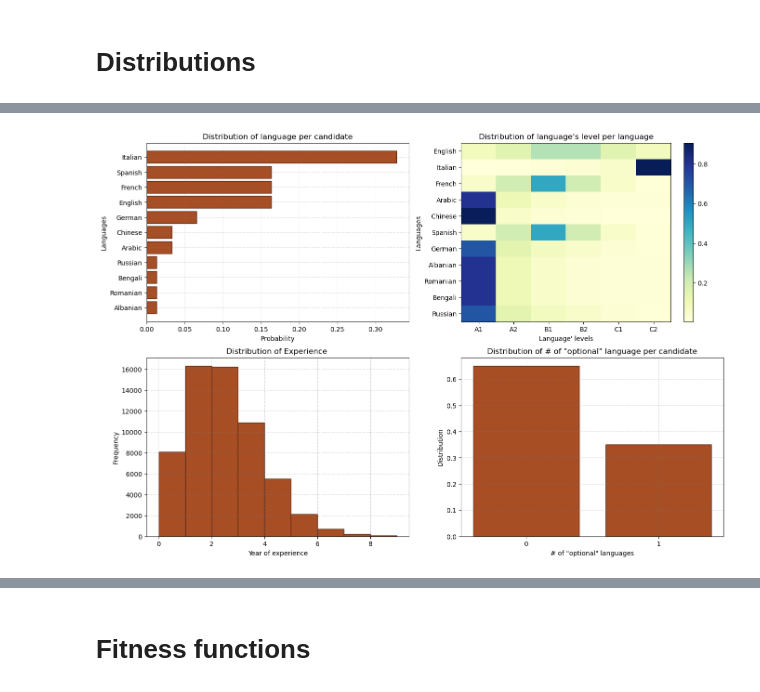
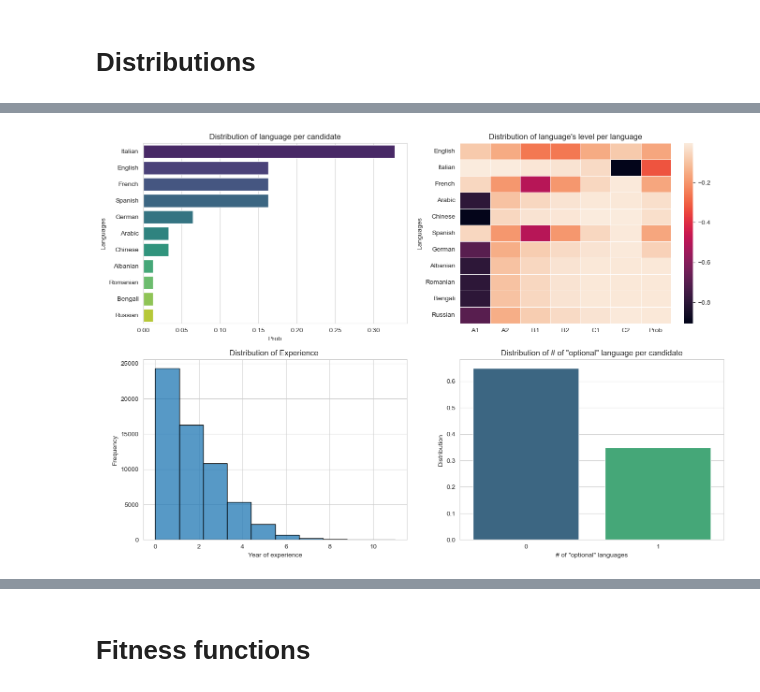
Before and after one commit to jacons/Interpretable-by-design-Human-Recommender, a Jupyter notebook: other_notebook/show_distribution.ipynb, the cells around one changed output, grey strips where cells are left out. Saved outputs shown, nothing was run; the diff lists cells and outputs as text; code cells hidden in the pictures.

```diff
--- a/other_notebook/show_distribution.ipynb
+++ b/other_notebook/show_distribution.ipynb
@@ -16,16 +20,12 @@ from sklearn.cluster import KMeans
 # %% [markdown]
 # Distributions
 # %%
+dt_language = pd.read_csv(file_paths["languages_path"],index_col=0)
+dt_language.sort_values("Prob",ascending=False,inplace=True)
+
 df_language_level = pd.read_csv(file_paths["languages_level_path"],index_col=0) # dataframe with language levels
+df_language_level = df_language_level.merge(dt_language, left_index=True, right_index=True)
+df_language_level.sort_values(by="Prob",ascending=False).drop("Prob",axis=1,inplace=True)
 
-poisson_dist = [poisson(lam=2) for _ in range(60000)]
-poisson_x = [i for i in range(max(poisson_dist))]
-
-df_education_level = pd.read_csv(file_paths["education_path"]) # dataframe with language levels
-education_level_dist =  df_education_level["Distribution"].tolist()
-name_edu_levels = df_education_level["Education"]
-
-dt_language = pd.read_csv(file_paths["languages_path"],index_col=0)
-languages,prob = dt_language.index.to_numpy(), dt_language.Prob.to_numpy()
-sorted_order = np.argsort(prob,kind="stable")
-languages,prob = languages[sorted_order], prob[sorted_order]
+poisson_dist = pd.DataFrame([poisson(lam=2) for _ in range(60000)], columns=["Values"])
+opt_lang_dist = pd.DataFrame(file_paths["opt_lang_distribution"], columns=["Dist"])
@@ -44,41 +32,25 @@ plt.show()
 # %%
-default_par = dict(
-    color="#a74e25",
-    edgecolor="#5b2a14"
-)
-
 f, axs = plt.subplots(ncols=2,nrows=2,figsize=(16,11))
 
-axs[0,0].barh(range(len(languages)), prob/prob.sum(), **default_par)
-axs[0,0].grid(color='grey', linestyle='-.', linewidth=0.5, alpha=0.5)
-axs[0,0].set_yticks(range(len(languages)), languages)
+sns.barplot(x=dt_language["Prob"], y=dt_language.index, data=dt_language, palette='viridis', ax=axs[0,0])
 axs[0,0].set_title('Distribution of language per candidate')
-axs[0,0].set_xlabel('Probability')
-axs[0,0].set_ylabel('Languages')
 
-img = axs[0,1].imshow(df_language_level.values, cmap='YlGnBu', interpolation='nearest', aspect='auto')
+sns.heatmap(-df_language_level, linewidths=.5, ax=axs[0,1])
 axs[0,1].set_title('Distribution of language\'s level per language')
-axs[0,1].set_xticks(range(df_language_level.   shape[1]), list(df_language_level.columns))
-axs[0,1].set_yticks(range(df_language_level.shape[0]), list(df_language_level.index))
-axs[0,1].set_xlabel('Language\' levels')
-axs[0,1].set_ylabel('Languages')
 
-axs[1,0].hist(poisson_dist, poisson_x, **default_par)
-axs[1,0].grid(color='grey', linestyle='-.', linewidth=0.5, alpha=0.5)
+sns.histplot(poisson_dist["Values"], bins=10, edgecolor='black', ax=axs[1,0])
 axs[1,0].set_title('Distribution of Experience ')
 axs[1,0].set_xlabel('Year of experience')
 axs[1,0].set_ylabel('Frequency')
 
-axs[1,1].bar(range(len(file_paths["opt_lang_distribution"])), file_paths["opt_lang_distribution"], **default_par)
-axs[1,1].grid(color='grey', linestyle='-.', linewidth=0.5, alpha=0.5)
-axs[1,1].set_xticks(range(len(file_paths["opt_lang_distribution"])), range(len(file_paths["opt_lang_distribution"])))
+
+sns.barplot(y=opt_lang_dist["Dist"], x=opt_lang_dist.index, data=opt_lang_dist, palette='viridis', ax=axs[1,1])
 axs[1,1].set_title('Distribution of # of "optional" language per candidate')
 axs[1,1].set_xlabel('# of "optional" languages')
 axs[1,1].set_ylabel('Distribution')
 
-plt.colorbar(img, ax=axs[0,1])
 plt.show()
 # %% [output]
-[figure, old version]
+[figure, new version]
 # %%
 n_weights = MatchingScore.normalize_weights(matching_par["weight"])
```
Also changed, not shown: parts of 12 cells of this notebook, 23 other files.
